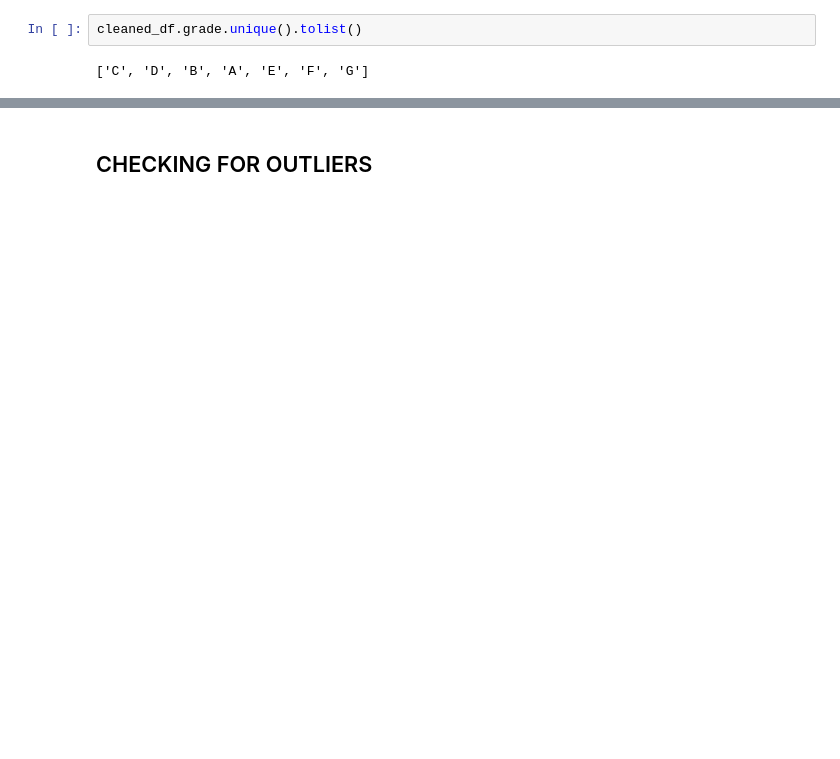
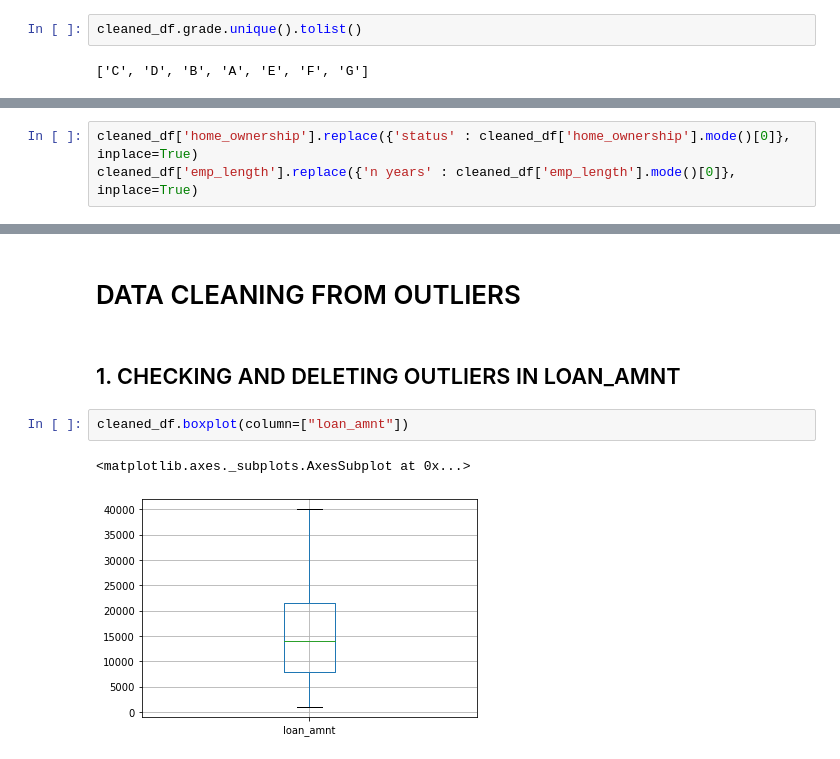
Before and after one commit to myrexious/pdib2020, a Jupyter notebook: tugas1/tugas1.ipynb, the cells around one changed output, grey strips where cells are left out. Drawn from its saved outputs; the diff is of its cells as text; blank space fills up the shorter version.

```diff
--- a/tugas1/tugas1.ipynb
+++ b/tugas1/tugas1.ipynb
@@ -307,0 +361,3 @@ print(cleaned_df)
+# %%
+cleaned_df['home_ownership'].replace({'status' : cleaned_df['home_ownership'].mode()[0]}, inplace=True)
+cleaned_df['emp_length'].replace({'n years' : cleaned_df['emp_length'].mode()[0]}, inplace=True)
@@ -308,2 +380,9 @@ print(cleaned_df)
+# %% [markdown]
+# DATA CLEANING FROM OUTLIERS
 # %% [markdown]
-## CHECKING FOR OUTLIERS
+## 1. CHECKING AND DELETING OUTLIERS IN LOAN_AMNT
+# %%
+cleaned_df.boxplot(column=["loan_amnt"])
+# %% [output]
+<matplotlib.axes._subplots.AxesSubplot at 0x...>
+[figure, added]
```
Also changed, not shown: parts of 66 cells of this notebook, 2 other files.
